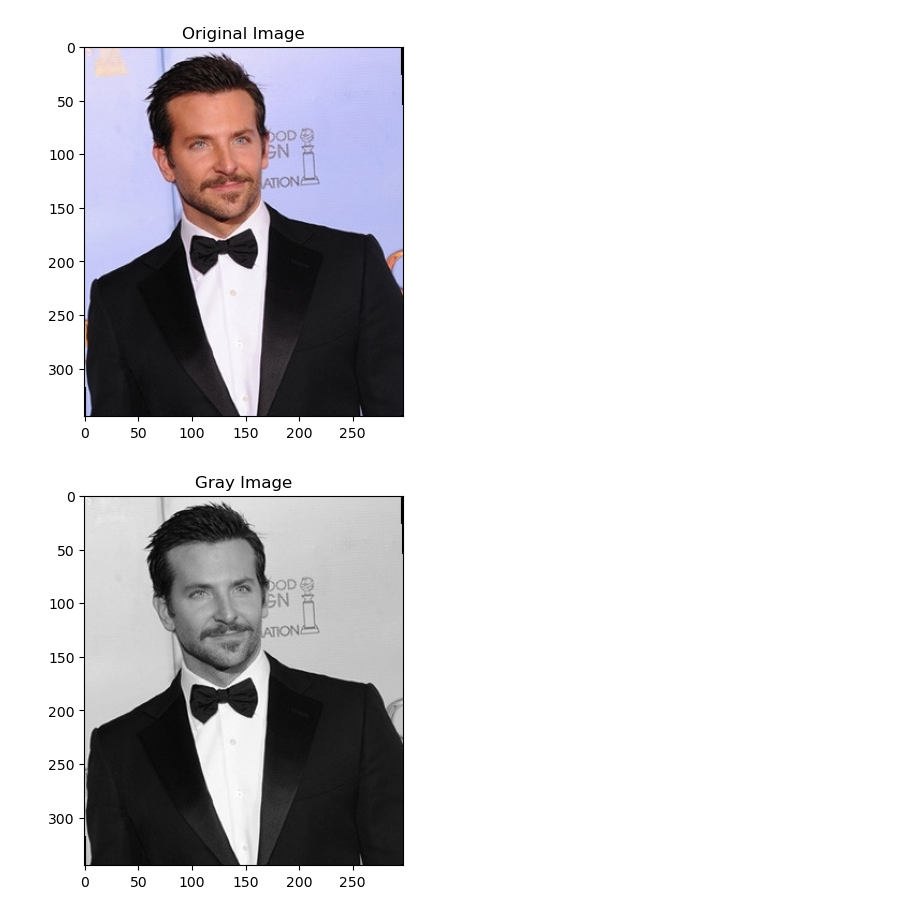
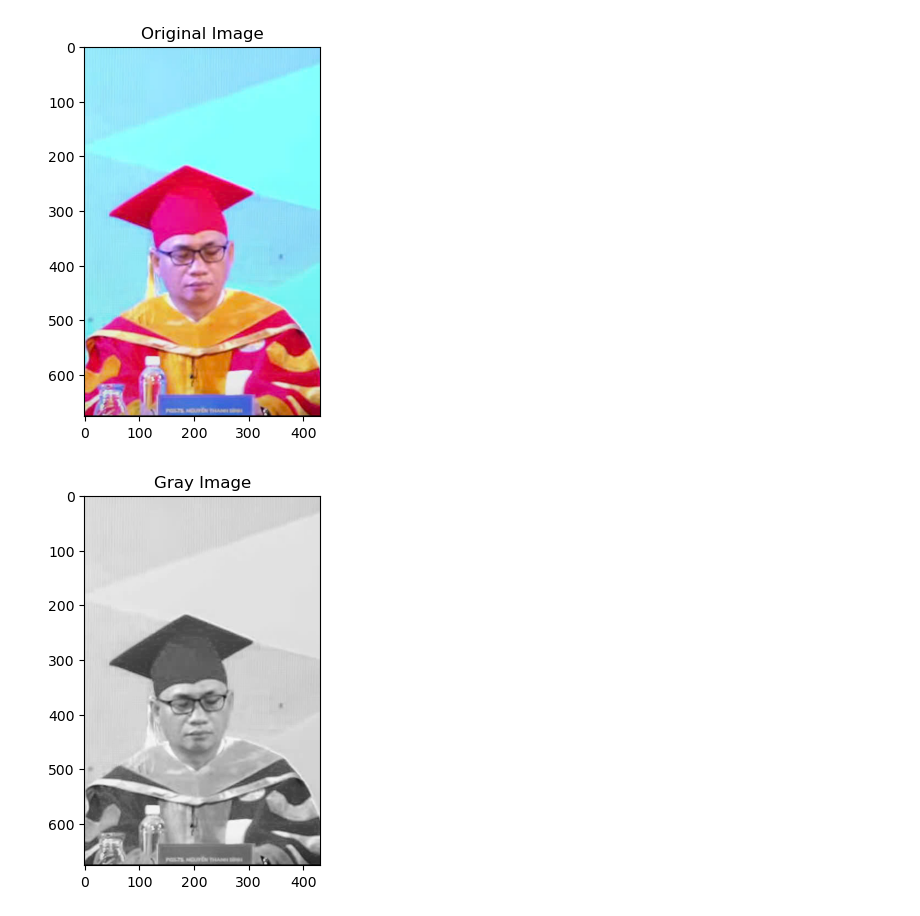
Before and after one commit to blanatole/canny-watershed, a Jupyter notebook: Canny_Watershed.ipynb, the cells around one changed output. Cells and saved outputs as stored; diff of their text form; code cells hidden in the pictures.

Commit message:
mrBinh

```diff
--- a/Canny_Watershed.ipynb
+++ b/Canny_Watershed.ipynb
@@ -3,19 +3,19 @@ import cv2
 import numpy as np
 import matplotlib.pyplot as plt
 # %%
-image = cv2.imread('./faces_imgs/2.jpg')
+image = cv2.imread('./faces_imgs/mrBinh.jpg')
 plt.imshow(cv2.cvtColor(image, cv2.COLOR_BGR2RGB))
 plt.title('Original Image')
 plt.show()
 # %% [output]
-[figure, old version]
+[figure, new version]
 # %%
 gray = cv2.cvtColor(image, cv2.COLOR_BGR2GRAY)
 plt.imshow(gray, cmap='gray')
 plt.title('Gray Image')
 plt.show()
 # %% [output]
-[figure, old version]
+[figure, new version]
 # %%
 edges = cv2.Canny(gray, 100, 200)
 plt.imshow(edges, cmap='gray')
```
Also changed, not shown: parts of 5 cells of this notebook, 1 other file.
